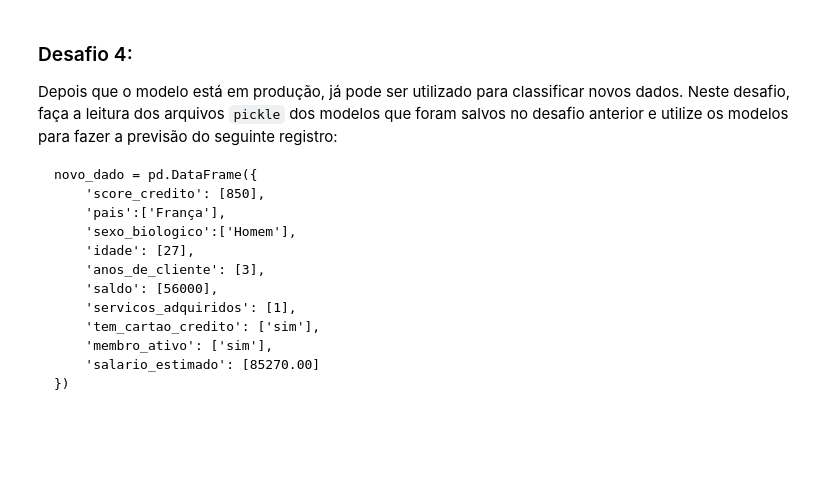
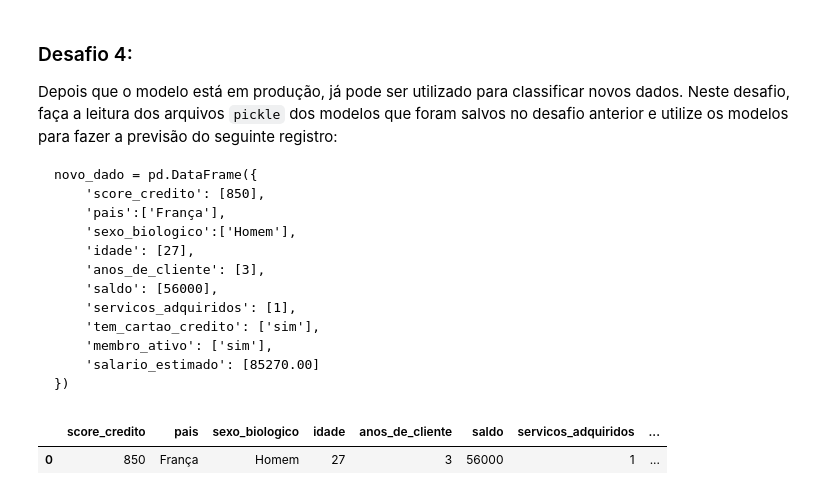
Before and after one commit to GuilhermePereiraRamalho/Machine-Learning, a Jupyter notebook: Classificação de dados/desafio.ipynb, the cells around one changed output. Drawn from its saved outputs; the diff is of its cells as text; code cells hidden in the pictures; blank space fills up the shorter version.

````diff
--- a/Classificação de dados/desafio.ipynb
+++ b/Classificação de dados/desafio.ipynb
@@ -253,3 +298,22 @@ novo_dado = pd.DataFrame({
     'salario_estimado': [85270.00]
 })
 ```
+# %%
+novo_dado = pd.DataFrame({
+    'score_credito': [850],
+    'pais':['França'],
+    'sexo_biologico':['Homem'],
+    'idade': [27],
+    'anos_de_cliente': [3],
+    'saldo': [56000],
+    'servicos_adquiridos': [1],
+    'tem_cartao_credito': ['sim'],
+    'membro_ativo': ['sim'],
+    'salario_estimado': [85270.00]
+})
+# %%
+novo_dado = pd.DataFrame(novo_dado)
+novo_dado
+# %% [output]
+|  | score_credito | pais | sexo_biologico | idade | anos_de_cliente | saldo | servicos_adquiridos | ... |
+| 0 | 850 | França | Homem | 27 | 3 | 56000 | 1 | ... |
````
Also changed, not shown: parts of 6 cells of this notebook, 3 other files.
